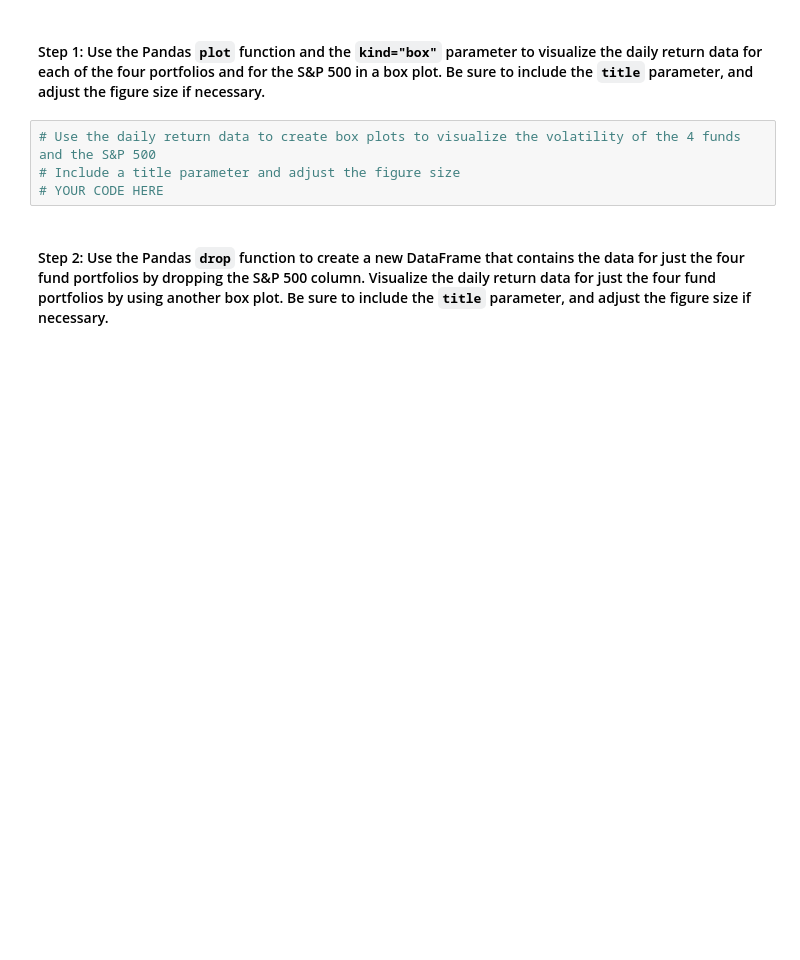
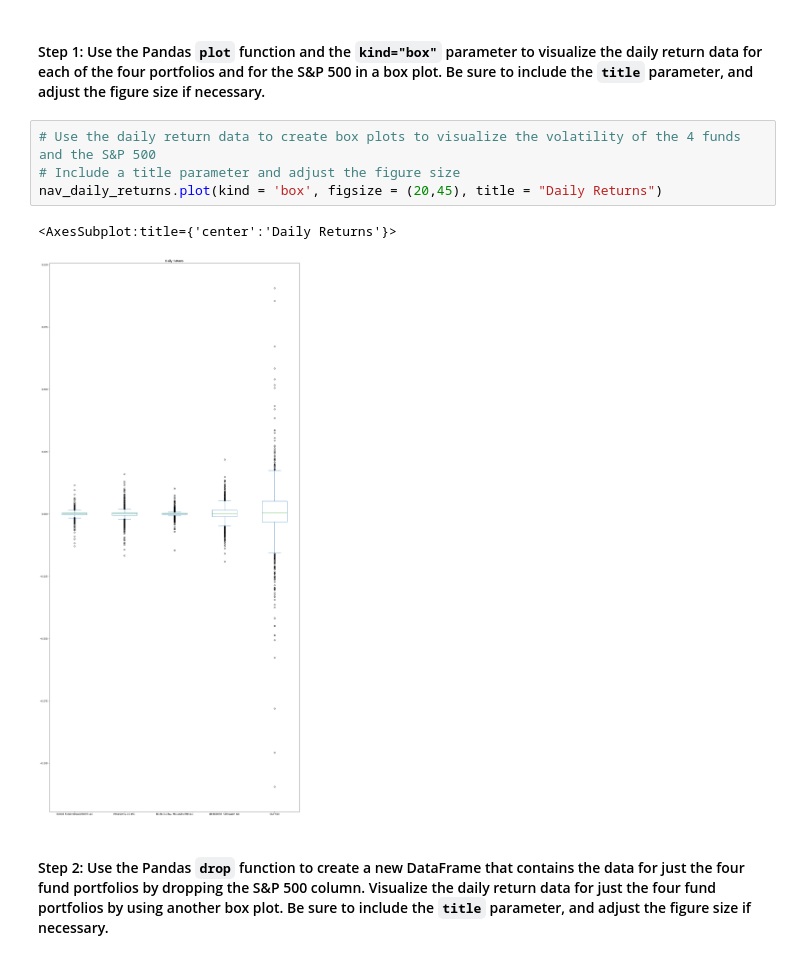
Before and after one commit to JakeWheelerGitHub/Week_4_Challenge, a Jupyter notebook: risk_return_analysis.ipynb, the cells around one changed output. Drawn from its saved outputs; the diff is of its cells as text; blank space fills up the shorter version.

```diff
--- a/risk_return_analysis.ipynb
+++ b/risk_return_analysis.ipynb
@@ -195,7 +213,10 @@ Analyze the volatility of each of the four fund portfolios and of the S&P 500 In
 # %%
 # Use the daily return data to create box plots to visualize the volatility of the 4 funds and the S&P 500
 # Include a title parameter and adjust the figure size
-# YOUR CODE HERE
+nav_daily_returns.plot(kind = 'box', figsize = (20,45), title = "Daily Returns")
+# %% [output]
+<AxesSubplot:title={'center':'Daily Returns'}>
+[figure, added]
 # %% [markdown]
 #### Step 2: Use the Pandas `drop` function to create a new DataFrame that contains the data for just the four fund portfolios by dropping the S&P 500 column. Visualize the daily return data for just the four fund portfolios by using another box plot. Be sure to include the `title` parameter, and adjust the figure size if necessary.
 # %%
```
Also changed, not shown: parts of 6 cells of this notebook.
